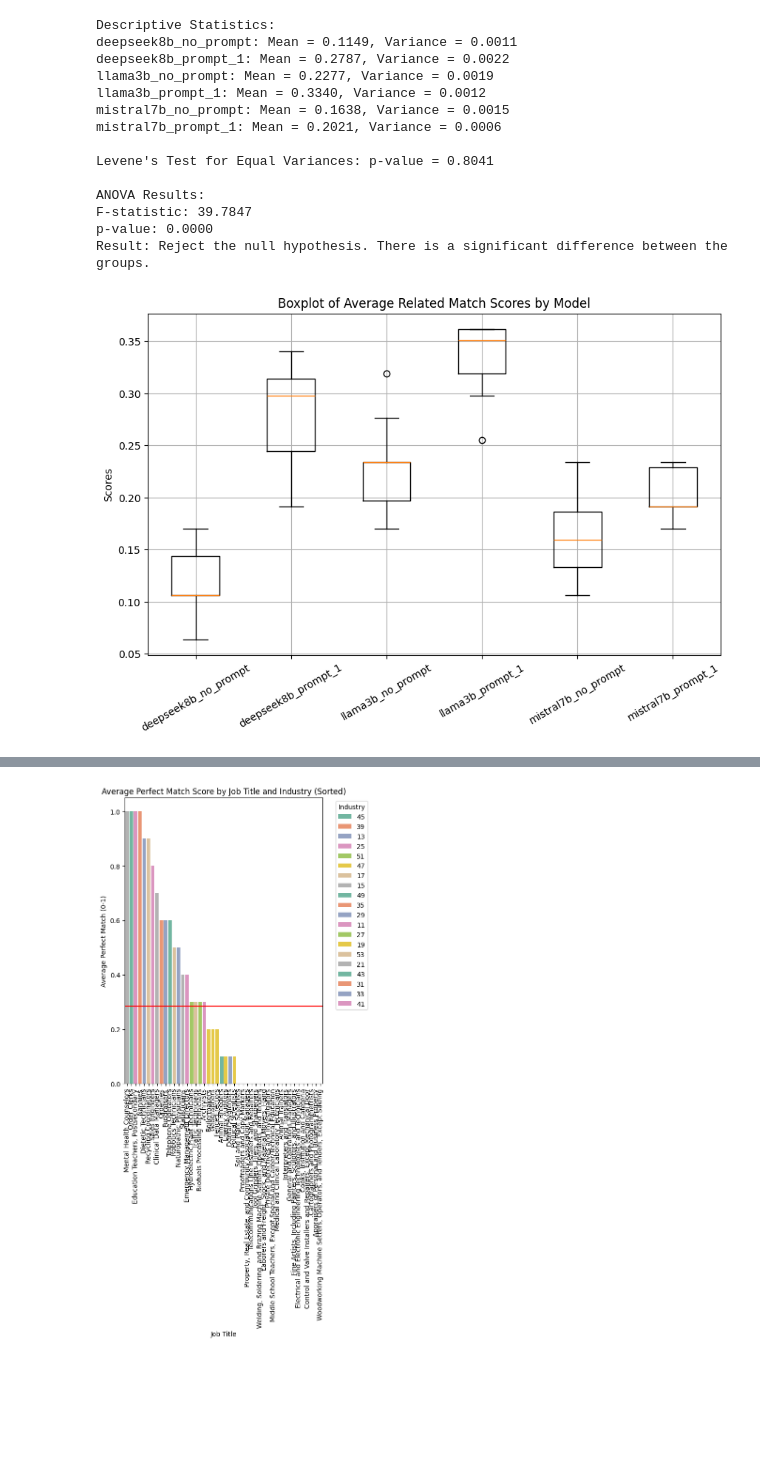
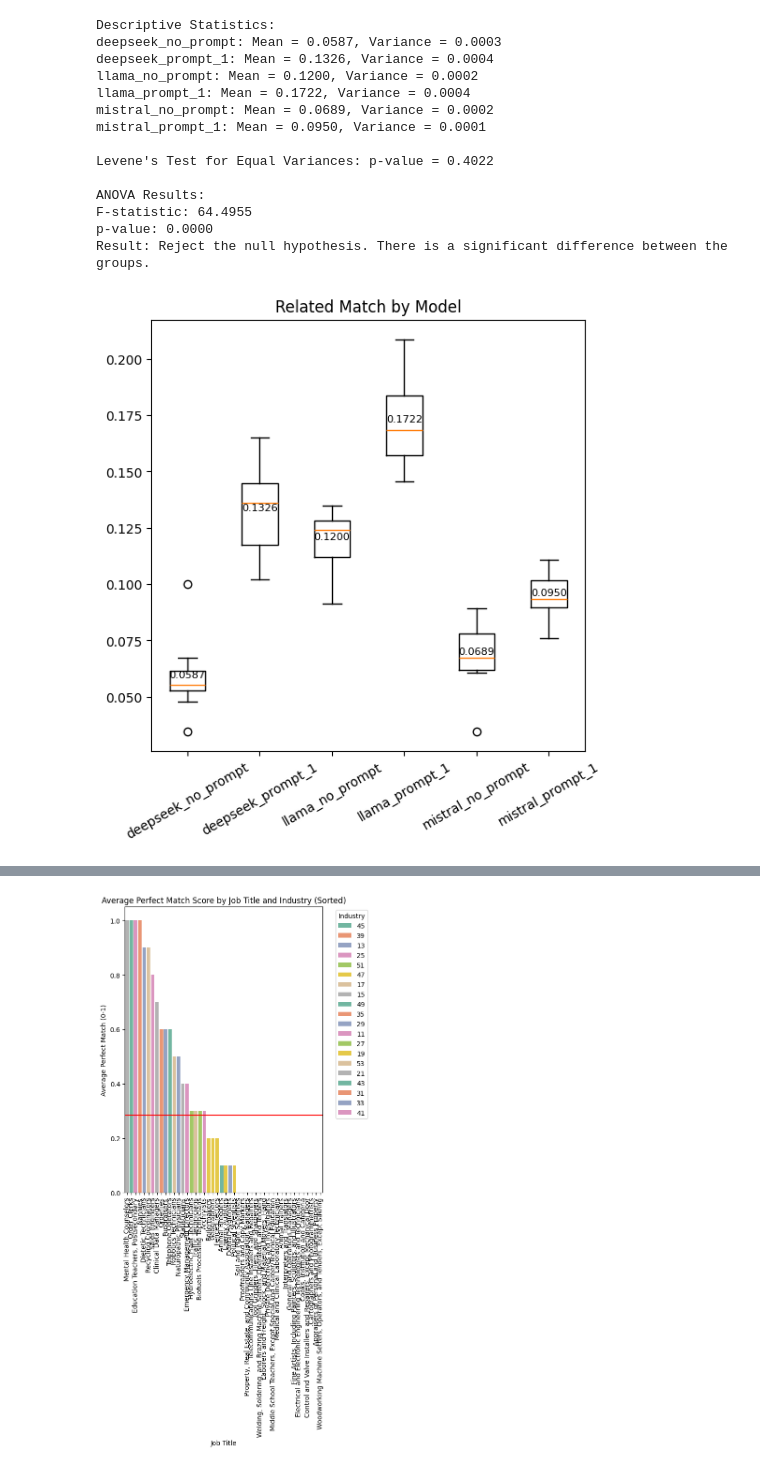
Before and after one commit to Segtanof/Teapot, a Jupyter notebook: 1_ job_match_analysis.ipynb, the cells around one changed output, grey strips where cells are left out. Saved outputs shown, nothing was run; the diff lists cells and outputs as text; code cells hidden in the pictures; blank space fills up the shorter version.

```diff
--- a/1_ job_match_analysis.ipynb
+++ b/1_ job_match_analysis.ipynb
@@ -13,13 +13,13 @@ jz = jz.drop(labels=['date', 'domain_source','o*net-soc_code'], axis=1)
 jz = jz.rename(columns={'job_zone':'zone'})
 # %%
 # Set folder path
-folder_name = "results/job_match_trial"
+folder_name = "results/jm"
 
 # Get all JSON files
 json_files = [f for f in os.listdir(folder_name) if f.endswith('.json')]
 
 #get the model name. stop at the second underscore
-model_name = [json_files[:-15] for json_files in json_files]
+model_name = [json_files[:-5] for json_files in json_files]
 # %%
 model_name
 # %% [output]
@@ -72,0 +102,12 @@ perfect_array_list
+# %%
+i = 4
+df1 = pd.read_json(os.path.join(folder_name, json_files[i]), lines=False).dropna()
+df2 = pd.read_json(os.path.join(folder_name, json_files[i+1]), lines=False).dropna()
+df1["model"] = model_name[i]
+df2["model"] = model_name[i + 1]
+combined_df = pd.concat([df1, df2], axis=0)
+combined_df = pd.merge(combined_df, jz, on="title", how="left")
+results = combined_df.groupby("zone").apply(perform_one_tailed_ttest).reset_index()
+print(f"One-Tailed t-test Results ({model_name[i + 1]} > {model_name[i]}):")
+results.sort_values(by="p_one_tailed", ascending=True)[["zone", "p_one_tailed"]]
+# results[results["p_one_tailed"] < 0.05].sort_values(by="p_one_tailed", ascending=True)[["iteration", "p_one_tailed"]]
@@ -75,7 +124,7 @@ import numpy as np
 from scipy import stats
 import matplotlib.pyplot as plt
 
-groups = perfect_array_list
+groups = related_array_list
 labels = model_name
 
 # Descriptive stats
@@ -86,43 +135,49 @@ for label, group in zip(labels, groups):
 # Check for equal variances (Levene's test)
 levene_stat, levene_p = stats.levene(*groups)
 print(f"\nLevene's Test for Equal Variances: p-value = {levene_p:.4f}")
 if levene_p < 0.05:
     print("Warning: Variances may not be equal (p < 0.05). Consider a robust alternative if significant.")
 
 # Perform one-way ANOVA
 f_stat, p_value = stats.f_oneway(*groups)
 print(f"\nANOVA Results:")
 print(f"F-statistic: {f_stat:.4f}")
 print(f"p-value: {p_value:.4f}")
 
 # Interpret the result
 alpha = 0.05
 if p_value < alpha:
     print("Result: Reject the null hypothesis. There is a significant difference between the groups.")
 else:
     print("Result: Fail to reject the null hypothesis. No significant difference between the groups.")
 
 # Boxplot for visualization
-plt.figure(figsize=(10, 6))
+plt.figure(figsize=(6, 6))
 plt.boxplot(groups, labels=labels)
-plt.ylabel('Scores')
-plt.title('Boxplot of Average Related Match Scores by Model')
-plt.grid(True)
+# plt.ylabel('Scores')
+plt.title('Related Match by Model')
+# plt.grid(True)
+for i, group in enumerate(groups):
+    max = np.max(group)
+    mean = np.mean(group)
+    plt.annotate(f'{mean:.4f}', xy=(i + 1, mean), xytext=(i + 1, mean),
+                 fontsize=8, ha='center')
+# plt.tight_layout()
 plt.xticks(rotation=30)
 plt.show()
 # %% [output]
 Descriptive Statistics:
-deepseek8b_no_prompt: Mean = 0.1149, Variance = 0.0011
-deepseek8b_prompt_1: Mean = 0.2787, Variance = 0.0022
-llama3b_no_prompt: Mean = 0.2277, Variance = 0.0019
-llama3b_prompt_1: Mean = 0.3340, Variance = 0.0012
-mistral7b_no_prompt: Mean = 0.1638, Variance = 0.0015
-mistral7b_prompt_1: Mean = 0.2021, Variance = 0.0006
+deepseek_no_prompt: Mean = 0.0587, Variance = 0.0003
+deepseek_prompt_1: Mean = 0.1326, Variance = 0.0004
+llama_no_prompt: Mean = 0.1200, Variance = 0.0002
+llama_prompt_1: Mean = 0.1722, Variance = 0.0004
+mistral_no_prompt: Mean = 0.0689, Variance = 0.0002
+mistral_prompt_1: Mean = 0.0950, Variance = 0.0001
 
-Levene's Test for Equal Variances: p-value = 0.8041
+Levene's Test for Equal Variances: p-value = 0.4022
 
 ANOVA Results:
-F-statistic: 39.7847
+F-statistic: 64.4955
 p-value: 0.0000
 Result: Reject the null hypothesis. There is a significant difference between the groups.
-[figure, old version]
+[figure, new version]
```
Also changed, not shown: parts of 18 cells of this notebook, 2 other files.
